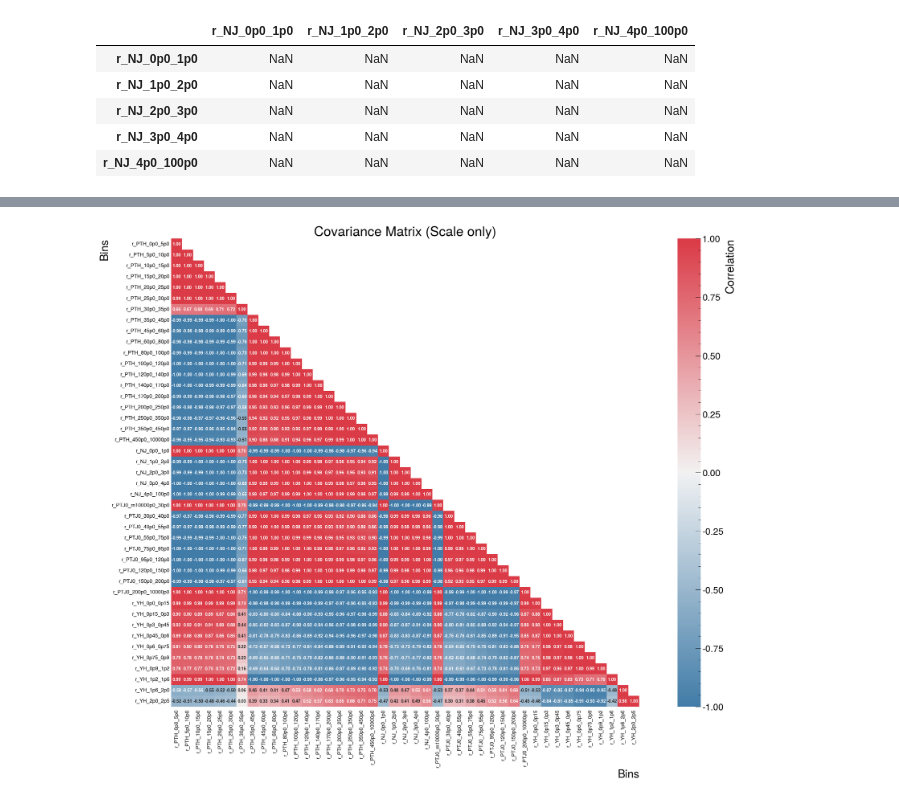
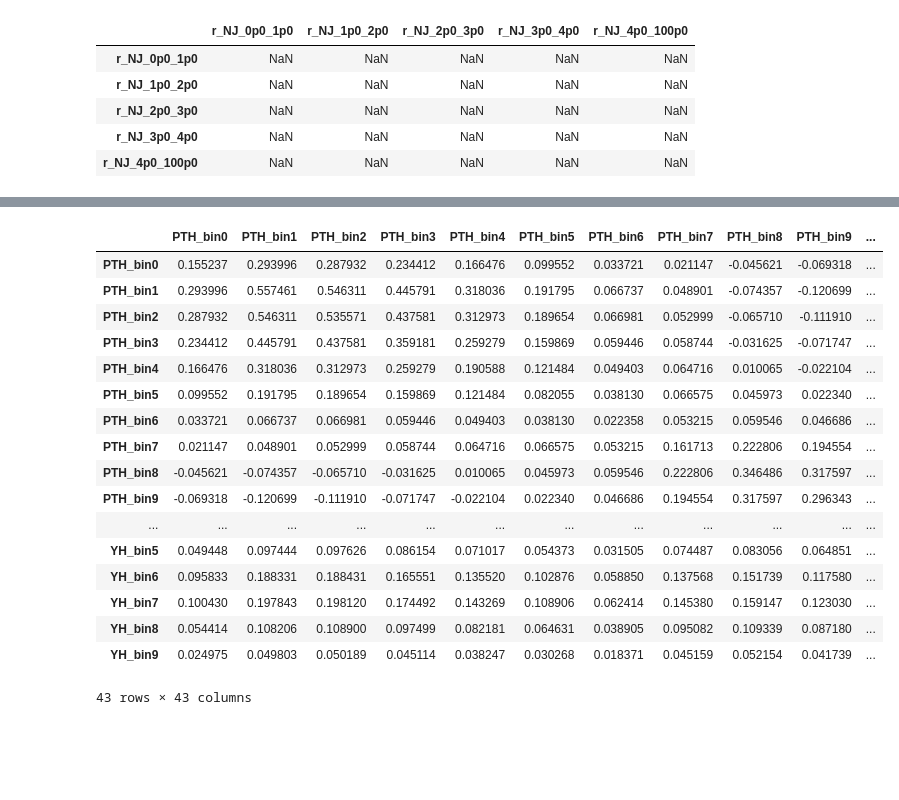
Before and after one commit to AlessandroTarabini/matrix_ATLAS, a Jupyter notebook: theoretical_uncertainties/tackmann_studies.ipynb, the cells around one changed output, grey strips where cells are left out. Saved outputs shown, nothing was run; the diff lists cells and outputs as text; code cells hidden in the pictures; blank space fills up the shorter version.

```diff
--- a/theoretical_uncertainties/tackmann_studies.ipynb
+++ b/theoretical_uncertainties/tackmann_studies.ipynb
@@ -541,12 +531,8 @@ for obs in ["NJ"]:
                 denom_b += xb**2
 
             corr[bin_a, bin_b] = nom / np.sqrt(denom_a * denom_b)
-            cov[bin_a, bin_b] = nom
 
     print(f"Correlation matrix for {obs}:")
     print(corr)
-
-    print(f"Covariance matrix for {obs}:")
-    print(cov)
 # %% [output]
 Correlation matrix for NJ:
@@ -675,12 +655,13 @@ label_map = {
 import numpy as np
 import pandas as pd
 
-observables = ["PTH", "NJ", "PTJ0", "YH"]
+# observables = ["PTH", "NJ", "PTJ0", "YH"]
+observables = ["NJ"]
 bin_info = {
-    "PTH": 19,
+    # "PTH": 19,
     "NJ": 5,
-    "PTJ0": 9,
-    "YH": 10
+    # "PTJ0": 9,
+    # "YH": 10
 }
 
 # -----------------------------
@@ -752,4 +804,0 @@ plot_cov(cov, title="Covariance Matrix (Scale only)")
-# %%
-plot_corr(corr, title="Covariance Matrix (Scale only)")
-# %% [output]
-[figure, removed]
@@ -755,0 +845,36 @@ plot_corr(corr, title="Covariance Matrix (Scale only)")
+# %%
+unc = []
+
+for obs in observables:
+    unc.extend(scale_uncertainties[obs])  # your dict
+
+sigma_THU = np.array(unc)
+# %%
+cov = corr * np.outer(sigma_THU, sigma_THU)
+
+cov = pd.DataFrame(
+    cov,
+    index=df.columns,
+    columns=df.columns
+)
+# %%
+cov
+# %% [output]
+|  | PTH_bin0 | PTH_bin1 | PTH_bin2 | PTH_bin3 | PTH_bin4 | PTH_bin5 | PTH_bin6 | PTH_bin7 | PTH_bin8 | PTH_bin9 | ... |
+| PTH_bin0 | 0.155237 | 0.293996 | 0.287932 | 0.234412 | 0.166476 | 0.099552 | 0.033721 | 0.021147 | -0.045621 | -0.069318 | ... |
+| PTH_bin1 | 0.293996 | 0.557461 | 0.546311 | 0.445791 | 0.318036 | 0.191795 | 0.066737 | 0.048901 | -0.074357 | -0.120699 | ... |
+| PTH_bin2 | 0.287932 | 0.546311 | 0.535571 | 0.437581 | 0.312973 | 0.189654 | 0.066981 | 0.052999 | -0.065710 | -0.111910 | ... |
+| PTH_bin3 | 0.234412 | 0.445791 | 0.437581 | 0.359181 | 0.259279 | 0.159869 | 0.059446 | 0.058744 | -0.031625 | -0.071747 | ... |
+| PTH_bin4 | 0.166476 | 0.318036 | 0.312973 | 0.259279 | 0.190588 | 0.121484 | 0.049403 | 0.064716 | 0.010065 | -0.022104 | ... |
+| PTH_bin5 | 0.099552 | 0.191795 | 0.189654 | 0.159869 | 0.121484 | 0.082055 | 0.038130 | 0.066575 | 0.045973 | 0.022340 | ... |
+| PTH_bin6 | 0.033721 | 0.066737 | 0.066981 | 0.059446 | 0.049403 | 0.038130 | 0.022358 | 0.053215 | 0.059546 | 0.046686 | ... |
+| PTH_bin7 | 0.021147 | 0.048901 | 0.052999 | 0.058744 | 0.064716 | 0.066575 | 0.053215 | 0.161713 | 0.222806 | 0.194554 | ... |
+| PTH_bin8 | -0.045621 | -0.074357 | -0.065710 | -0.031625 | 0.010065 | 0.045973 | 0.059546 | 0.222806 | 0.346486 | 0.317597 | ... |
+| PTH_bin9 | -0.069318 | -0.120699 | -0.111910 | -0.071747 | -0.022104 | 0.022340 | 0.046686 | 0.194554 | 0.317597 | 0.296343 | ... |
+| ... | ... | ... | ... | ... | ... | ... | ... | ... | ... | ... | ... |
+| YH_bin5 | 0.049448 | 0.097444 | 0.097626 | 0.086154 | 0.071017 | 0.054373 | 0.031505 | 0.074487 | 0.083056 | 0.064851 | ... |
+| YH_bin6 | 0.095833 | 0.188331 | 0.188431 | 0.165551 | 0.135520 | 0.102876 | 0.058850 | 0.137568 | 0.151739 | 0.117580 | ... |
+| YH_bin7 | 0.100430 | 0.197843 | 0.198120 | 0.174492 | 0.143269 | 0.108906 | 0.062414 | 0.145380 | 0.159147 | 0.123030 | ... |
+| YH_bin8 | 0.054414 | 0.108206 | 0.108900 | 0.097499 | 0.082181 | 0.064631 | 0.038905 | 0.095082 | 0.109339 | 0.087180 | ... |
+| YH_bin9 | 0.024975 | 0.049803 | 0.050189 | 0.045114 | 0.038247 | 0.030268 | 0.018371 | 0.045159 | 0.052154 | 0.041739 | ... |
+43 rows × 43 columns
```
Also changed, not shown: parts of 9 cells of this notebook, 2 other files.
